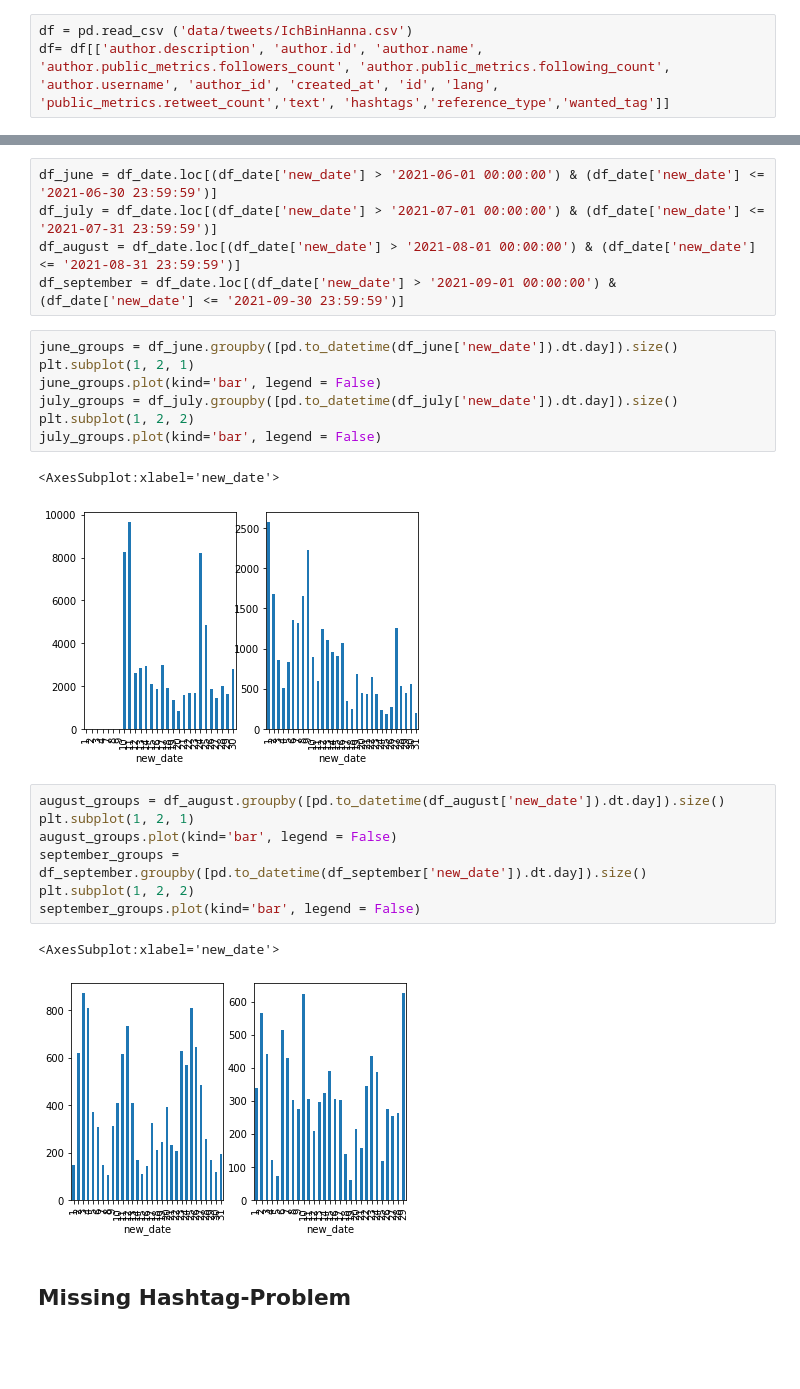
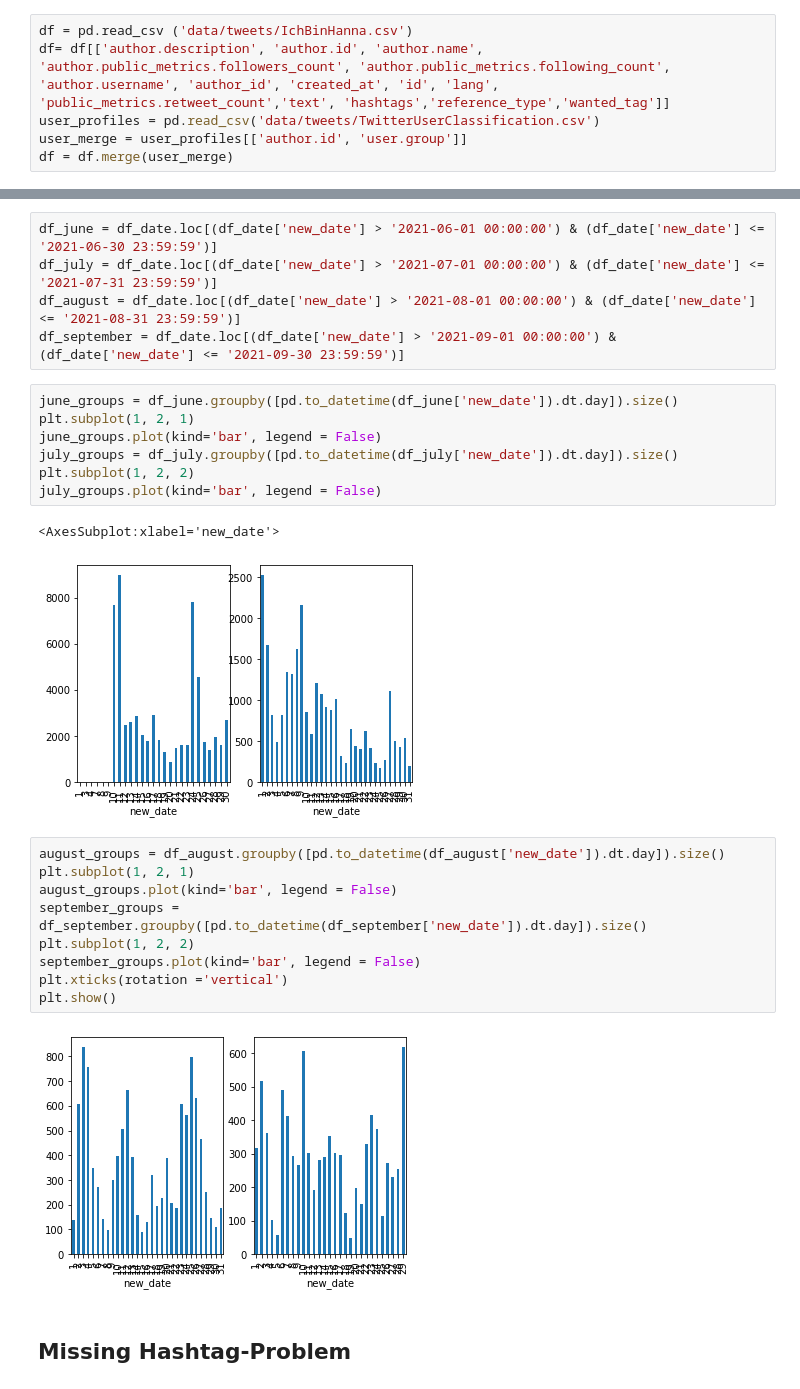
Before and after one commit to ahmadouw/IchBinHanna-Analysis, a Jupyter notebook: Data_Analysis.ipynb, the cells around one changed output, grey strips where cells are left out. Drawn from its saved outputs; the diff is of its cells as text; blank space fills up the shorter version.

```diff
--- a/Data_Analysis.ipynb
+++ b/Data_Analysis.ipynb
@@ -17,3 +17,6 @@ warnings.filterwarnings('ignore')
 # %%
 df = pd.read_csv ('data/tweets/IchBinHanna.csv')
 df= df[['author.description', 'author.id', 'author.name', 'author.public_metrics.followers_count', 'author.public_metrics.following_count', 'author.username', 'author_id', 'created_at', 'id', 'lang', 'public_metrics.retweet_count','text', 'hashtags','reference_type','wanted_tag']]
+user_profiles = pd.read_csv('data/tweets/TwitterUserClassification.csv')
+user_merge = user_profiles[['author.id', 'user.group']]
+df = df.merge(user_merge)
@@ -117,17 +106,18 @@ plt.subplot(1, 2, 2)
 july_groups.plot(kind='bar', legend = False)
 # %% [output]
 <AxesSubplot:xlabel='new_date'>
-[figure, old version]
+[figure, new version]
 # %%
 august_groups = df_august.groupby([pd.to_datetime(df_august['new_date']).dt.day]).size()
 plt.subplot(1, 2, 1)
 august_groups.plot(kind='bar', legend = False)
 september_groups = df_september.groupby([pd.to_datetime(df_september['new_date']).dt.day]).size()
 plt.subplot(1, 2, 2)
 september_groups.plot(kind='bar', legend = False)
+plt.xticks(rotation ='vertical')
+plt.show()
 # %% [output]
-<AxesSubplot:xlabel='new_date'>
-[figure, old version]
+[figure, new version]
 # %% [markdown]
 ## Missing Hashtag-Problem
 # %%
```
Also changed, not shown: parts of 22 cells of this notebook, 6 other files.
